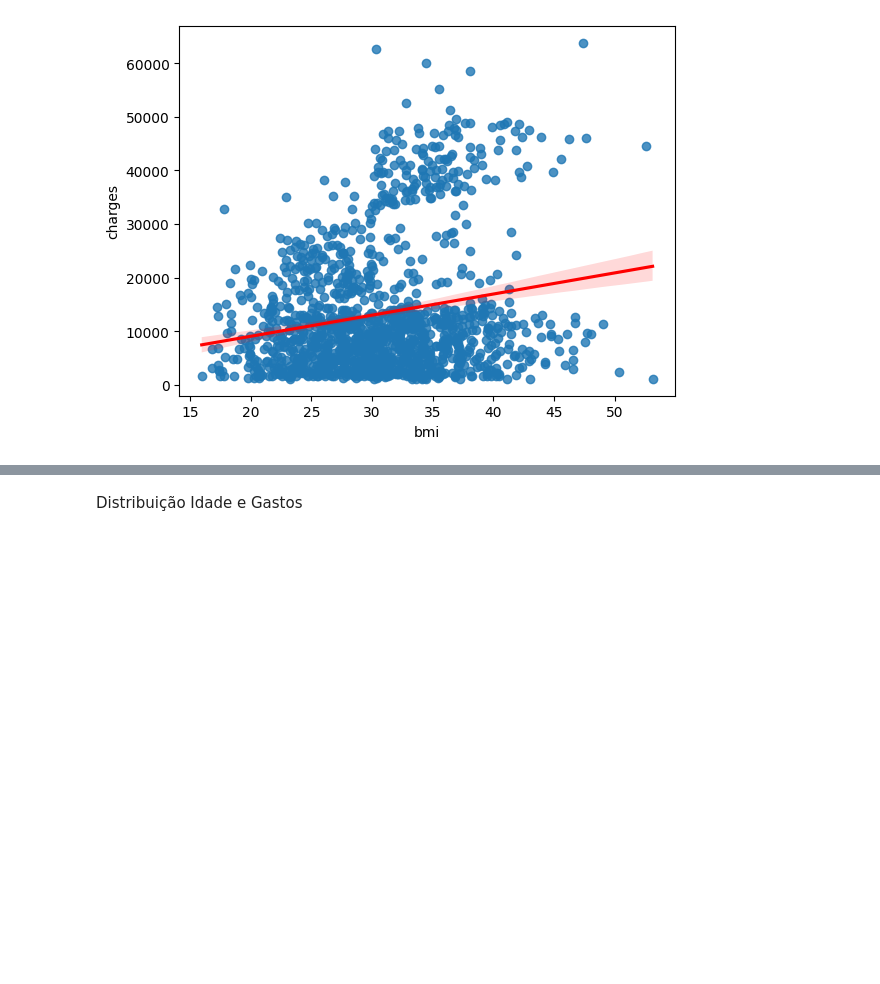
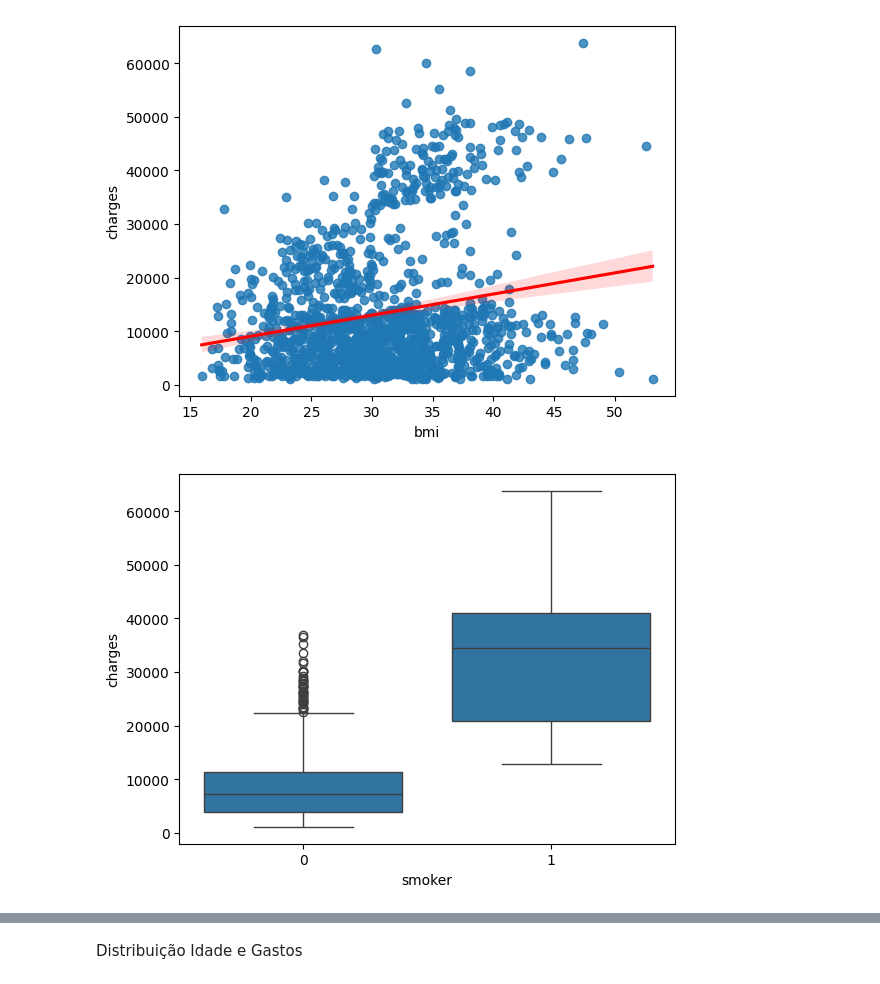
Before and after one commit to FIAP-3IADT-G11/tech-challenge-1, a Jupyter notebook: tech_challenge_notebook.ipynb, the cells around one changed output, grey strips where cells are left out. Cells and saved outputs as stored; diff of their text form; code cells hidden in the pictures; blank space fills up the shorter version.

```diff
--- a/tech_challenge_notebook.ipynb
+++ b/tech_challenge_notebook.ipynb
@@ -103,3 +102,9 @@ sns.regplot(x='bmi', y='charges', data=df, line_kws={'color':'red'})
 # %% [output]
 <Axes: xlabel='bmi', ylabel='charges'>
 [figure]
+# %%
+import seaborn as sns
+sns.boxplot(x='smoker', y='charges', data=df)
+plt.show()
+# %% [output]
+[figure, added]
```
Also changed, not shown: parts of 12 cells of this notebook.
